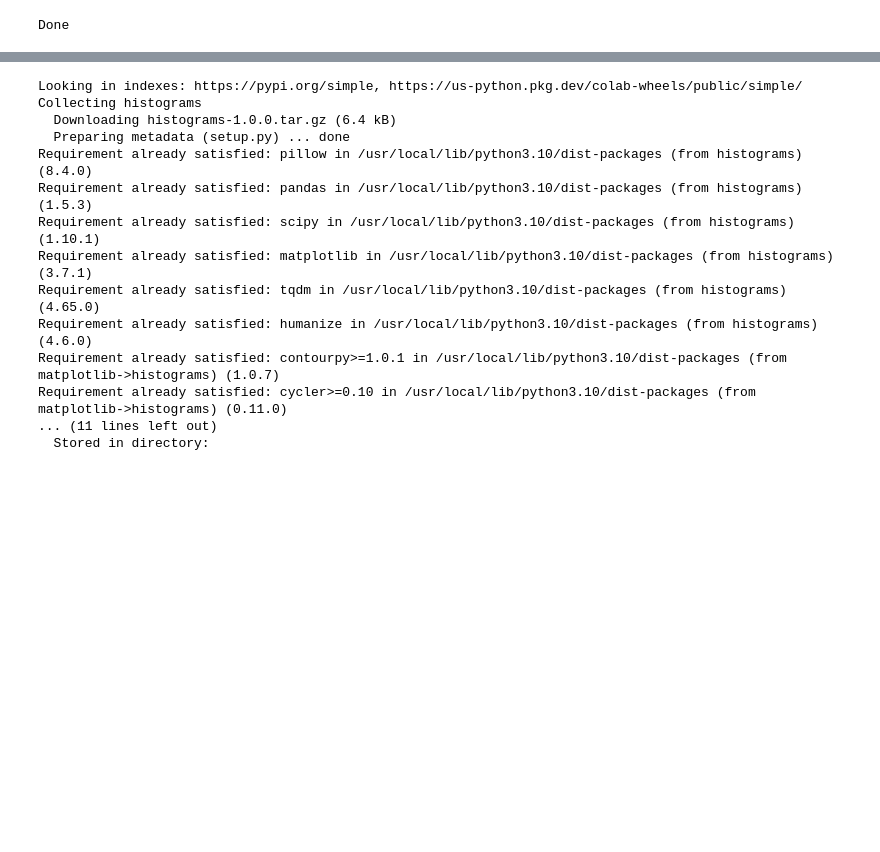
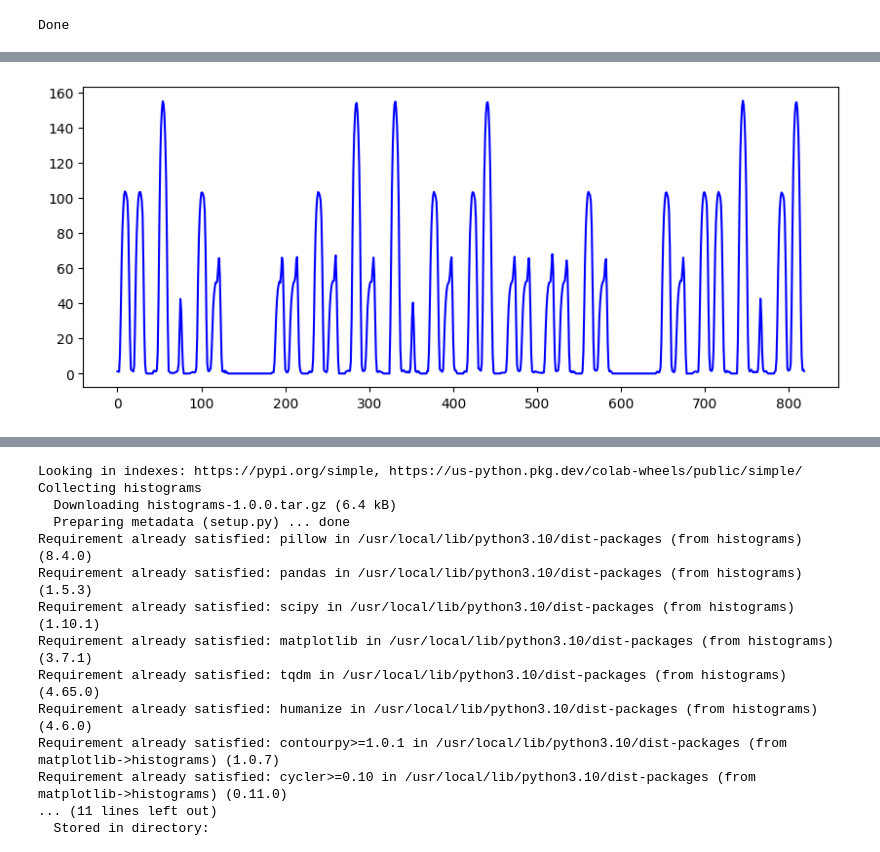
Before and after one commit to Hriday1001/Braille_Character_Recognition, a Jupyter notebook: BrailleOpenCV_character.ipynb, the cells around one changed output, grey strips where cells are left out. Cells and saved outputs as stored; diff of their text form; code cells hidden in the pictures; blank space fills up the shorter version.

```diff
--- a/BrailleOpenCV_character.ipynb
+++ b/BrailleOpenCV_character.ipynb
@@ -57,0 +158,8 @@ plt.imshow(image,cmap="gray")
+# %%
+hist = np.mean(cropped_line ,  axis=0)
+inverted_hist = np.max(hist) - hist
+plt.figure(figsize=(10, 4))
+plt.plot(inverted_hist, color='blue', label='Horizontal Projection')
+plt.show()
+# %% [output]
+[figure, added]
```
Also changed, not shown: parts of 22 cells of this notebook.
